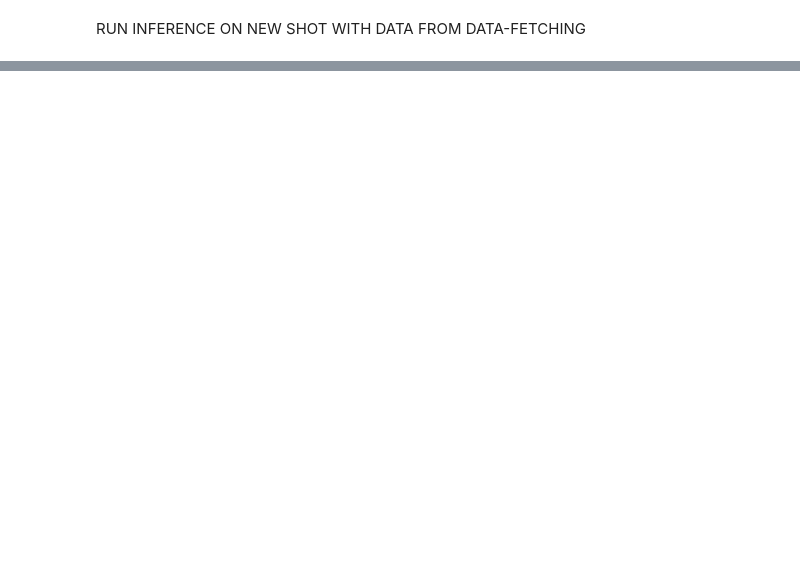
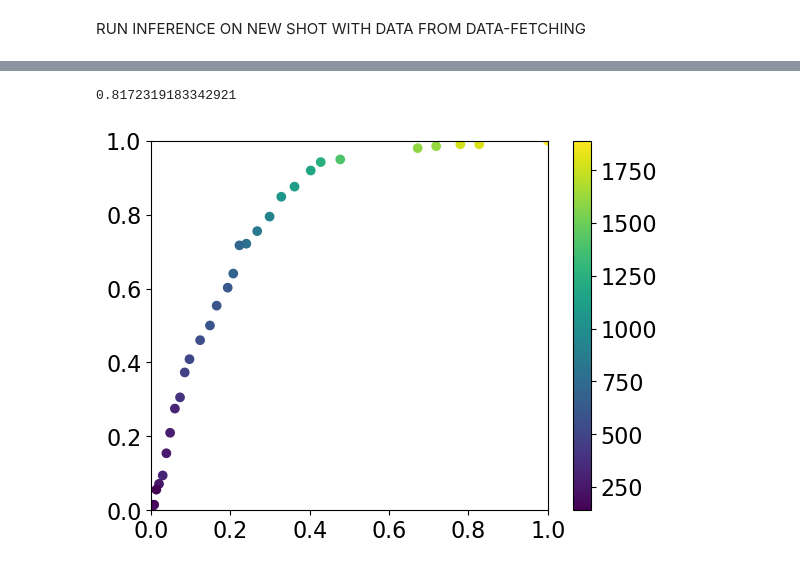
Before and after one commit to PlasmaControl/TearingModeSurvival, a Jupyter notebook: tm_model_simple_analysis.ipynb, the cells around one changed output, grey strips where cells are left out. Drawn from its saved outputs; the diff is of its cells as text; code cells hidden in the pictures; blank space fills up the shorter version.

```diff
--- a/tm_model_simple_analysis.ipynb
+++ b/tm_model_simple_analysis.ipynb
@@ -93,0 +218,15 @@ plt.plot(rt_times, rt_survival_output, label='RT Survival Probability')
+# %%
+wanted_index = 10
+# remove nans from warning_times
+warning_times_nonan = [wt for wt in warning_times_list[wanted_index] if wt is not None]
+plt.hist(warning_times_nonan, bins=24)
+print(np.mean(warning_times_nonan))
+# print median
+print(np.median(warning_times_nonan))
+plt.xlabel('Warning time / ms')
+plt.ylabel('Frequency')
+plt.title(f'{output_filename_base} Warning times histogram')
+plt.show()
+
+with open('figure_data/model_25_warning_times_list.pkl', 'wb') as f:
+    pickle.dump(warning_times_list, f)
@@ -93,0 +237,41 @@ plt.plot(rt_times, rt_survival_output, label='RT Survival Probability')
+# %%
+new_tprs = []
+new_fprs = []
+warning_times = []
+for i in range(100):
+    warning_times_nonan = [wt for wt in warning_times_list[i] if wt is not None]
+    jumps = jumps_list[i]
+    new_classification_list = classification_list[i].copy()
+    for j in range(len(classification_list[i])):
+        if classification_list[i][j] == -1 and jumps[j] != 0:
+            new_classification_list[j] = -2
+        elif classification_list[i][j] == 0 and jumps[j] != 0:
+            new_classification_list[j] = -1
+
+    # tps = np.sum(np.array(classification_list[i])==1) - np.sum(np.array(warning_times_nonan)<100)
+    # fns = np.sum(np.array(classification_list[i])==0)
+    # tns = np.sum(np.array(classification_list[i])==-1)
+    # fps = np.sum(np.array(classification_list[i])==-2) + np.sum(np.array(jumps_list[i])!=0)
+    tps = np.sum(np.array(new_classification_list)==1) - np.sum(np.array(warning_times_nonan)<100)
+    fns = np.sum(np.array(new_classification_list)==0)
+    tns = np.sum(np.array(new_classification_list)==-1)
+    fps = np.sum(np.array(new_classification_list)==-2)
+
+    tpr = tps/(tps+fns)
+    fpr = fps/(fps+tns)
+    new_tprs.append(tpr)
+    new_fprs.append(fpr)
+    warning_times.append(np.median(warning_times_nonan))
+# plot new_fprs vs new_tprs but where the curve is coloured by the median warning time, with colours from blue to red, and with a colorbar on the right
+
+plt.scatter(new_fprs[:], new_tprs[:], c=warning_times[:])
+plt.colorbar()
+# plt.plot(new_fprs, new_tprs)
+# plt.plot(fprs, 1-fnrs)
+plt.ylim(0, 1)
+plt.xlim(0, 1)
+#print(metrics_helpers.get_auc(fprs, 1-fnrs))
+print(metrics_helpers.get_auc(new_fprs, new_tprs))
+# %% [output]
+0.8172319183342921
+[figure, added]
```
Also changed, not shown: parts of 22 cells of this notebook.
